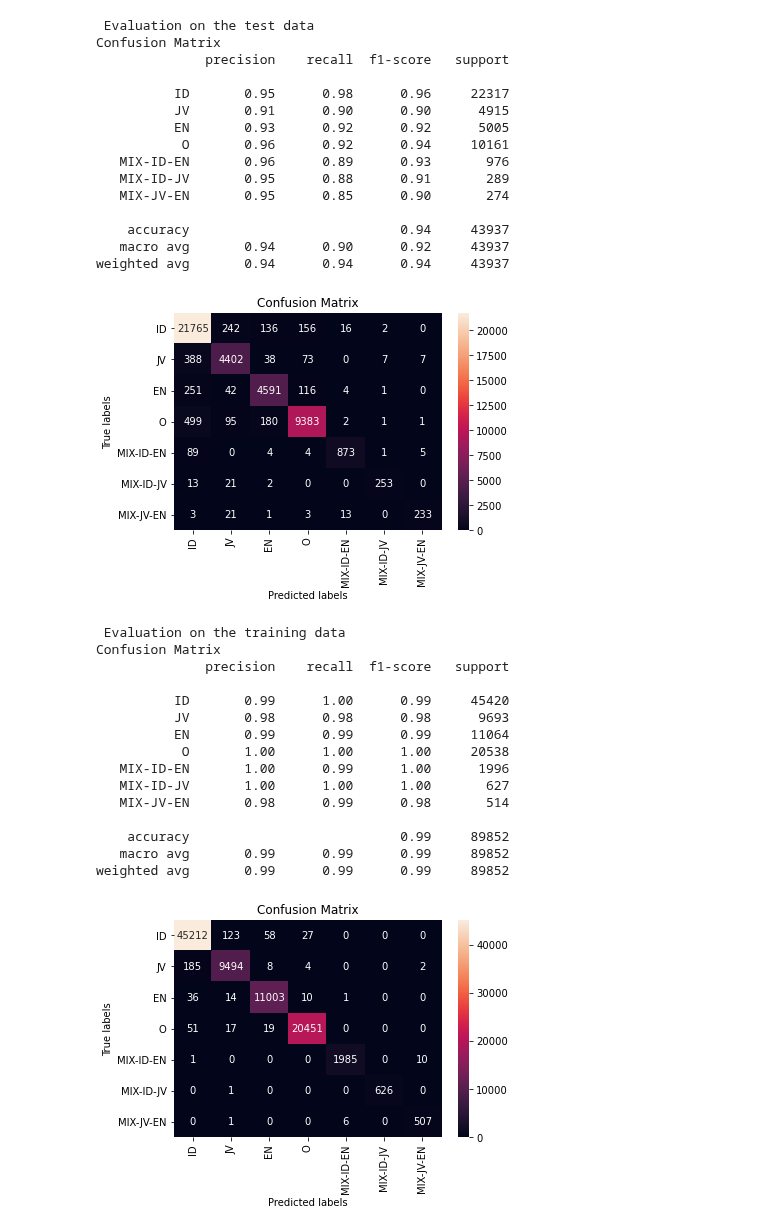
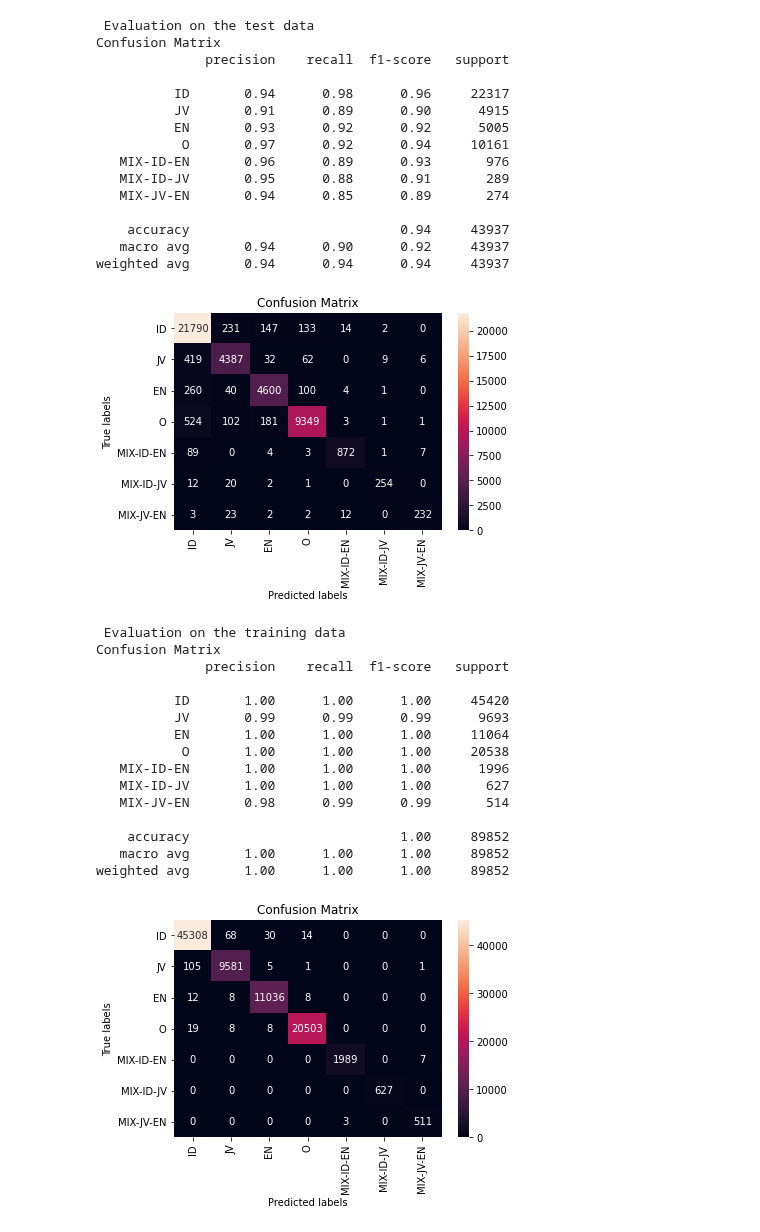
Before and after one commit to fathanick/Word-level-Indonesian-Javanese-English-code-mixed-language-identification, a Jupyter notebook: crf/comlid_crf.ipynb, the cells around one changed output. Cells and saved outputs as stored; diff of their text form; code cells hidden in the pictures.

```diff
--- a/crf/comlid_crf.ipynb
+++ b/crf/comlid_crf.ipynb
@@ -6,38 +10,38 @@ langid = LanguageIdentifier()
 # %%
 data = read_tsv('../dataset/all-merged-data-140422.tsv')
 # %%
-langid.pipeline_merge(data, test_size=0.33, model_name='model_merge_190422.pkl')
+langid.pipeline_merge(data, test_size=0.33, model_name='model_merge.pkl')
 # %% [output]
  Evaluation on the test data
 Confusion Matrix
               precision    recall  f1-score   support
 
-          ID       0.95      0.98      0.96     22317
-          JV       0.91      0.90      0.90      4915
+          ID       0.94      0.98      0.96     22317
+          JV       0.91      0.89      0.90      4915
           EN       0.93      0.92      0.92      5005
-           O       0.96      0.92      0.94     10161
+           O       0.97      0.92      0.94     10161
    MIX-ID-EN       0.96      0.89      0.93       976
    MIX-ID-JV       0.95      0.88      0.91       289
-   MIX-JV-EN       0.95      0.85      0.90       274
+   MIX-JV-EN       0.94      0.85      0.89       274
 
     accuracy                           0.94     43937
    macro avg       0.94      0.90      0.92     43937
 weighted avg       0.94      0.94      0.94     43937
-[figure, old version]
+[figure, new version]
  Evaluation on the training data
 Confusion Matrix
               precision    recall  f1-score   support
 
-          ID       0.99      1.00      0.99     45420
-          JV       0.98      0.98      0.98      9693
-          EN       0.99      0.99      0.99     11064
+          ID       1.00      1.00      1.00     45420
+          JV       0.99      0.99      0.99      9693
+          EN       1.00      1.00      1.00     11064
            O       1.00      1.00      1.00     20538
-   MIX-ID-EN       1.00      0.99      1.00      1996
+   MIX-ID-EN       1.00      1.00      1.00      1996
    MIX-ID-JV       1.00      1.00      1.00       627
-   MIX-JV-EN       0.98      0.99      0.98       514
+   MIX-JV-EN       0.98      0.99      0.99       514
 
-    accuracy                           0.99     89852
-   macro avg       0.99      0.99      0.99     89852
-weighted avg       0.99      0.99      0.99     89852
+    accuracy                           1.00     89852
+   macro avg       1.00      1.00      1.00     89852
+weighted avg       1.00      1.00      1.00     89852
-[figure, old version]
+[figure, new version]
 Top likely transitions:
```
Also changed, not shown: parts of 7 cells of this notebook, 4 other files.
